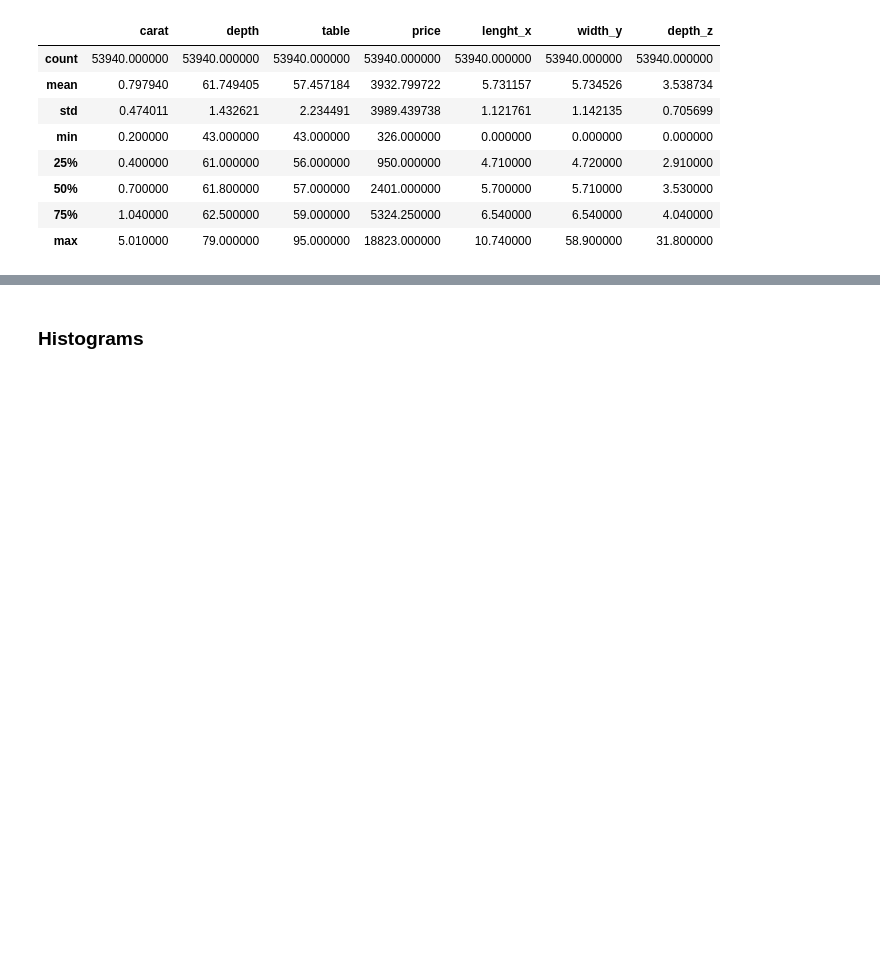
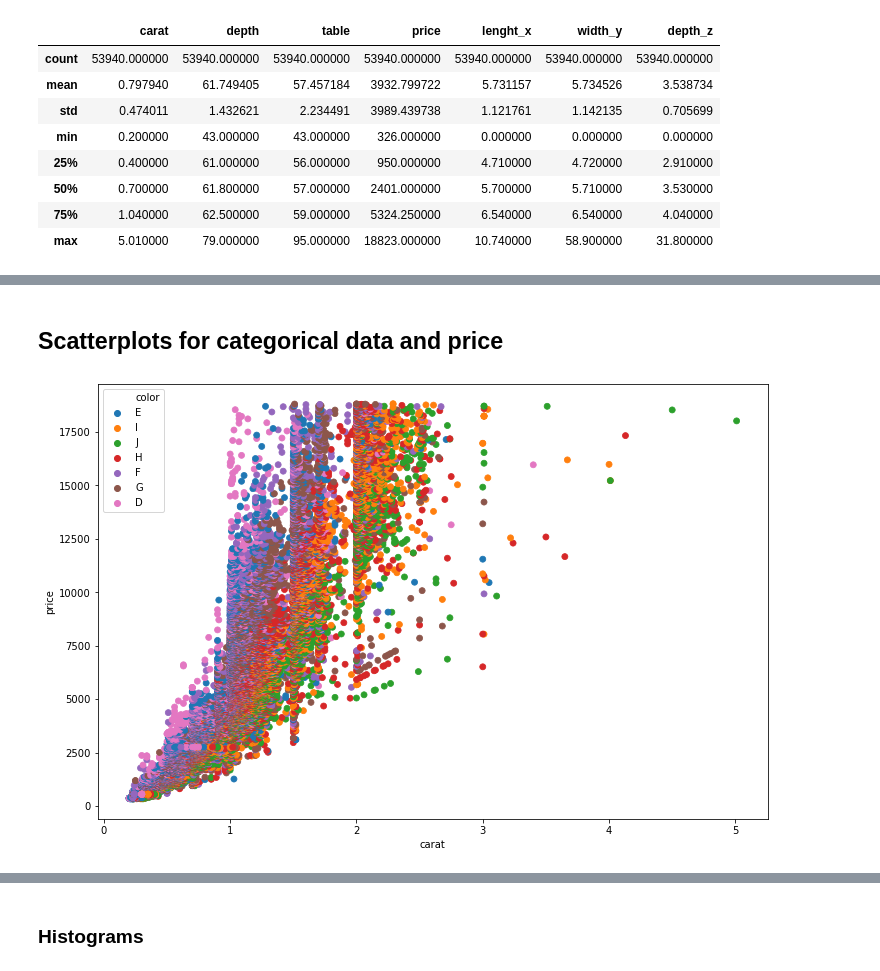
Before and after one commit to mxaxrxkx/ds_diamonds_project, a Jupyter notebook: diamonds_eda.ipynb, the cells around one changed output, grey strips where cells are left out. Saved outputs shown, nothing was run; the diff lists cells and outputs as text; code cells hidden in the pictures; blank space fills up the shorter version.

```diff
--- a/diamonds_eda.ipynb
+++ b/diamonds_eda.ipynb
@@ -99,0 +166,7 @@ Name: clarity, dtype: int64
+# %% [markdown]
+## Scatterplots for categorical data and price
+# %%
+fig, ax = plt.subplots(figsize=(12,8))
+ax = sns.scatterplot(x='carat', y='price', hue='color', data=diamonds, edgecolor=None)
+# %% [output]
+[figure, added]
```
Also changed, not shown: parts of 26 cells of this notebook, 1 other file.
